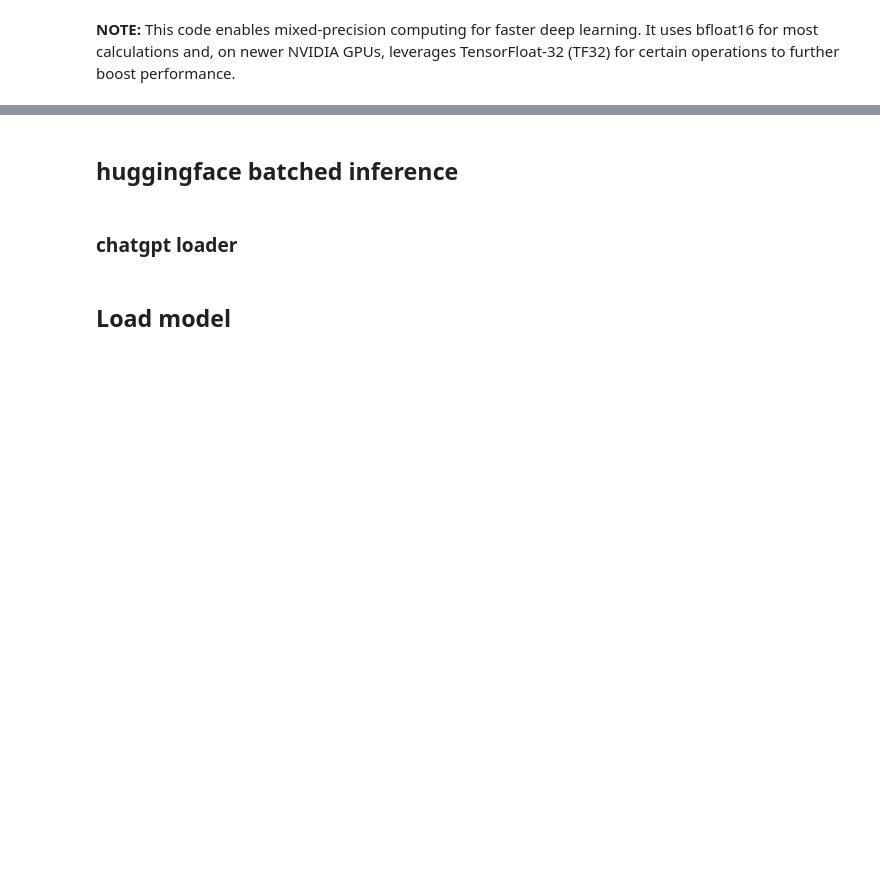
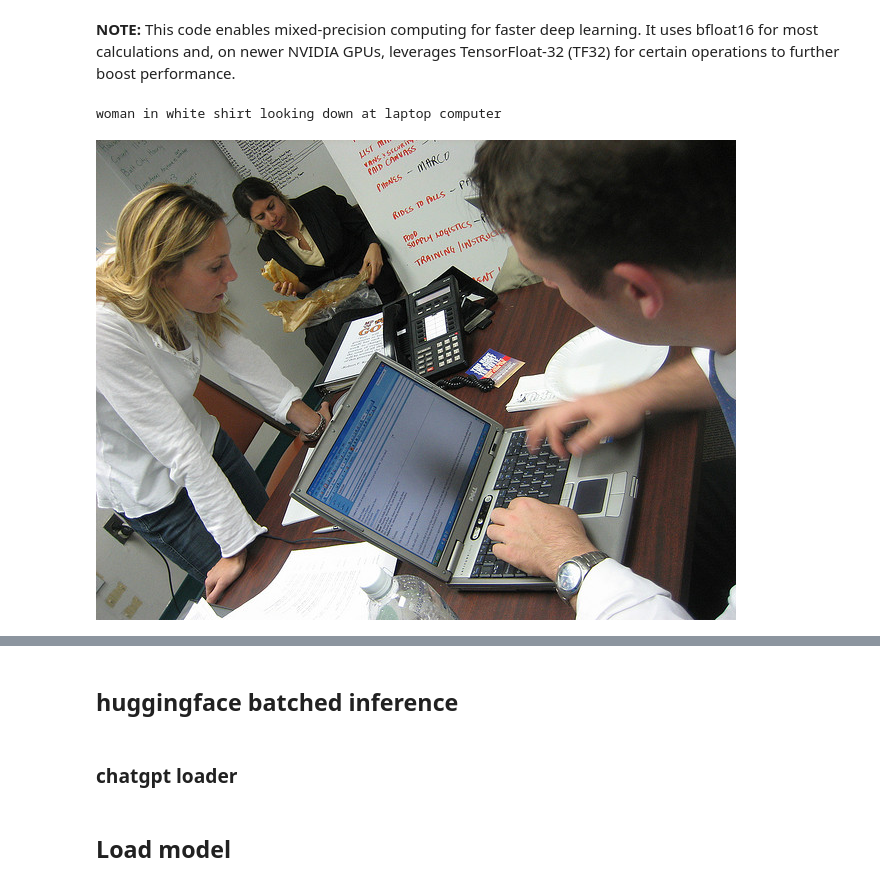
Before and after one commit to manugaurdl/sam2, a Jupyter notebook: how_to_segment_images_with_sam_2.ipynb, the cells around one changed output, grey strips where cells are left out. Drawn from its saved outputs; the diff is of its cells as text; code cells hidden in the pictures; blank space fills up the shorter version.

```diff
--- a/how_to_segment_images_with_sam_2.ipynb
+++ b/how_to_segment_images_with_sam_2.ipynb
@@ -47,3 +48,24 @@ def plot_binary_mask(mask):
     ax.axis('off')
     fig.tight_layout()
     plt.show()
+# %%
+split = 'train'
+df = pd.read_parquet(f"/data3/mgaur/mllm_inversion/datasets/combined_df_2.4m_{split}_preproc_fixed_bbox_format_no_paco_no_cocostuff.parquet")
+# %%
+idx = 1
+uid, ref, bbox, cocoid, dataset, dataset_sample_idx, mask_rle_box, cap_len, og_df_index = tuple(df.iloc[idx])
+print(ref)
+# Pick image path
+if cocoid is not None:
+    img_path = get_coco_path(cocoid)
+elif dataset == "visual genome":
+    img_path = get_vg_path(uid)
+elif dataset == "mapillary DA":
+    img_path = get_mapillary_path(uid)
+else:
+    raise Exception("__getitem__ error: image from unknown dataset")
+
+Image.open(img_path)
+# %% [output]
+woman in white shirt looking down at laptop computer
+[figure, added]
```
Also changed, not shown: parts of 7 cells of this notebook, 4 other files.
